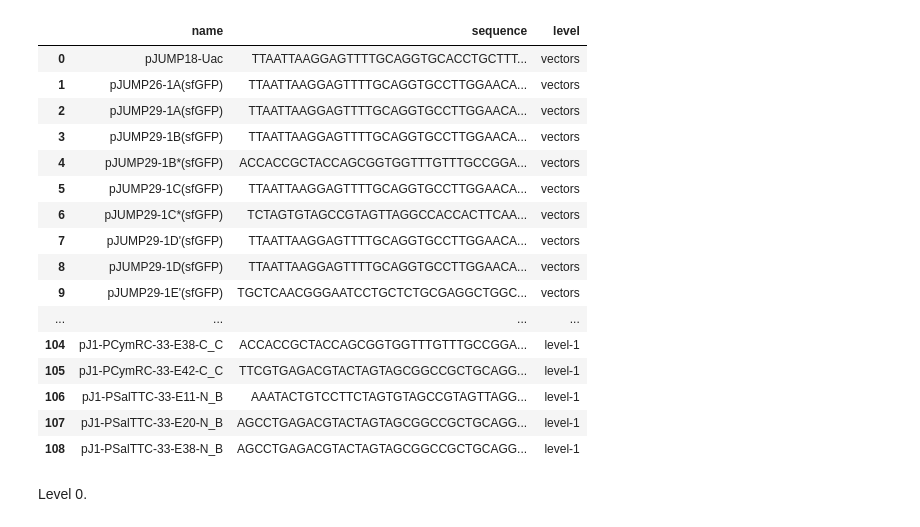
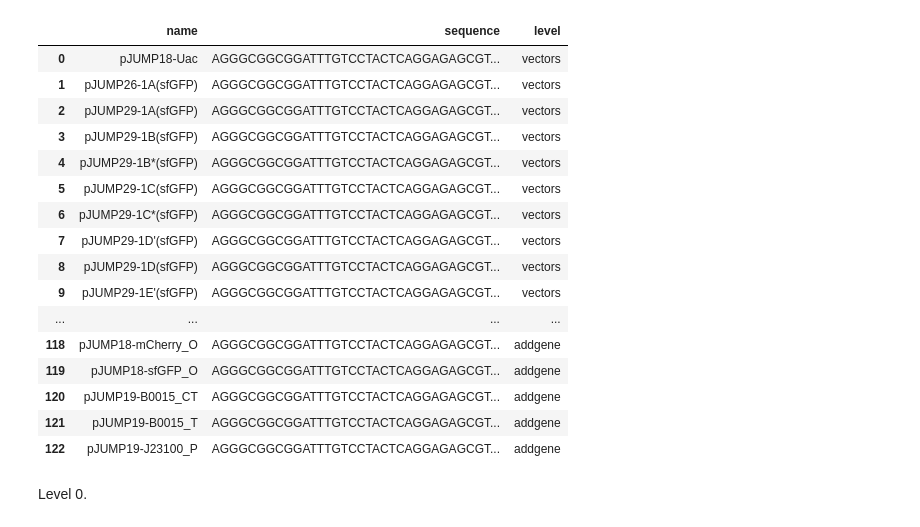
Before and after one commit to rmardian/intein-based-circuits, a Jupyter notebook: JUMP Assembly Simulation.ipynb, the cells around one changed output. Cells and saved outputs as stored; diff of their text form; code cells hidden in the pictures.

```diff
--- a/JUMP Assembly Simulation.ipynb
+++ b/JUMP Assembly Simulation.ipynb
@@ -13,38 +13,38 @@ import warnings
 warnings.filterwarnings("ignore")
 # %%
 def reindex_ps1(plasmid):
-    '''Reindex plasmids to start from the annealing region of PS1 so the fragment will not end at the end of the sequence.
-    This will not apply for fragments as they do not have PS1 region'''
+    '''Reindex plasmids to start from the annealing region of PS1 so the fragment will be in the middle of the sequence.
+    This will do nothing for a fragment from pcr products as they do not have PS1 region'''
 
     new_start = plasmid.find('AGGGCGGCGGATTTGTCC')
     return plasmid[new_start:] + plasmid[:new_start]
 # %%
 #import fasta files
-fastas = ['vectors', 'fragments', 'level-0', 'level-1']
+fastas = ['vectors', 'fragments', 'level-0', 'level-1', 'addgene']
 plasmids = pd.DataFrame([(p.id, str(p.seq), fasta) for fasta in fastas \
                         for p in list(SeqIO.parse('datasets/jump/{}.fasta'.format(fasta), 'fasta'))], \
                         columns=['name', 'sequence', 'level'])
 plasmids['sequence'] = plasmids['sequence'].str.upper()
 plasmids.loc[plasmids['level']!='fragments', 'sequence'] = plasmids['sequence'].apply(reindex_ps1)
 plasmids
 # %% [output]
 |  | name | sequence | level |
-| 0 | pJUMP18-Uac | TTAATTAAGGAGTTTTGCAGGTGCACCTGCTTT... | vectors |
-| 1 | pJUMP26-1A(sfGFP) | TTAATTAAGGAGTTTTGCAGGTGCCTTGGAACA... | vectors |
-| 2 | pJUMP29-1A(sfGFP) | TTAATTAAGGAGTTTTGCAGGTGCCTTGGAACA... | vectors |
-| 3 | pJUMP29-1B(sfGFP) | TTAATTAAGGAGTTTTGCAGGTGCCTTGGAACA... | vectors |
-| 4 | pJUMP29-1B*(sfGFP) | ACCACCGCTACCAGCGGTGGTTTGTTTGCCGGA... | vectors |
-| 5 | pJUMP29-1C(sfGFP) | TTAATTAAGGAGTTTTGCAGGTGCCTTGGAACA... | vectors |
-| 6 | pJUMP29-1C*(sfGFP) | TCTAGTGTAGCCGTAGTTAGGCCACCACTTCAA... | vectors |
-| 7 | pJUMP29-1D'(sfGFP) | TTAATTAAGGAGTTTTGCAGGTGCCTTGGAACA... | vectors |
-| 8 | pJUMP29-1D(sfGFP) | TTAATTAAGGAGTTTTGCAGGTGCCTTGGAACA... | vectors |
-| 9 | pJUMP29-1E'(sfGFP) | TGCTCAACGGGAATCCTGCTCTGCGAGGCTGGC... | vectors |
+| 0 | pJUMP18-Uac | AGGGCGGCGGATTTGTCCTACTCAGGAGAGCGT... | vectors |
+| 1 | pJUMP26-1A(sfGFP) | AGGGCGGCGGATTTGTCCTACTCAGGAGAGCGT... | vectors |
+| 2 | pJUMP29-1A(sfGFP) | AGGGCGGCGGATTTGTCCTACTCAGGAGAGCGT... | vectors |
+| 3 | pJUMP29-1B(sfGFP) | AGGGCGGCGGATTTGTCCTACTCAGGAGAGCGT... | vectors |
+| 4 | pJUMP29-1B*(sfGFP) | AGGGCGGCGGATTTGTCCTACTCAGGAGAGCGT... | vectors |
+| 5 | pJUMP29-1C(sfGFP) | AGGGCGGCGGATTTGTCCTACTCAGGAGAGCGT... | vectors |
+| 6 | pJUMP29-1C*(sfGFP) | AGGGCGGCGGATTTGTCCTACTCAGGAGAGCGT... | vectors |
+| 7 | pJUMP29-1D'(sfGFP) | AGGGCGGCGGATTTGTCCTACTCAGGAGAGCGT... | vectors |
+| 8 | pJUMP29-1D(sfGFP) | AGGGCGGCGGATTTGTCCTACTCAGGAGAGCGT... | vectors |
+| 9 | pJUMP29-1E'(sfGFP) | AGGGCGGCGGATTTGTCCTACTCAGGAGAGCGT... | vectors |
 | ... | ... | ... | ... |
-| 104 | pJ1-PCymRC-33-E38-C_C | ACCACCGCTACCAGCGGTGGTTTGTTTGCCGGA... | level-1 |
-| 105 | pJ1-PCymRC-33-E42-C_C | TTCGTGAGACGTACTAGTAGCGGCCGCTGCAGG... | level-1 |
-| 106 | pJ1-PSalTTC-33-E11-N_B | AAATACTGTCCTTCTAGTGTAGCCGTAGTTAGG... | level-1 |
-| 107 | pJ1-PSalTTC-33-E20-N_B | AGCCTGAGACGTACTAGTAGCGGCCGCTGCAGG... | level-1 |
-| 108 | pJ1-PSalTTC-33-E38-N_B | AGCCTGAGACGTACTAGTAGCGGCCGCTGCAGG... | level-1 |
+| 118 | pJUMP18-mCherry_O | AGGGCGGCGGATTTGTCCTACTCAGGAGAGCGT... | addgene |
+| 119 | pJUMP18-sfGFP_O | AGGGCGGCGGATTTGTCCTACTCAGGAGAGCGT... | addgene |
+| 120 | pJUMP19-B0015_CT | AGGGCGGCGGATTTGTCCTACTCAGGAGAGCGT... | addgene |
+| 121 | pJUMP19-B0015_T | AGGGCGGCGGATTTGTCCTACTCAGGAGAGCGT... | addgene |
+| 122 | pJUMP19-J23100_P | AGGGCGGCGGATTTGTCCTACTCAGGAGAGCGT... | addgene |
 # %%
 #map the name of vectors and parts obtained from addgenes
 mapping = {
```
Also changed, not shown: parts of 4 cells of this notebook, 11 other files.
